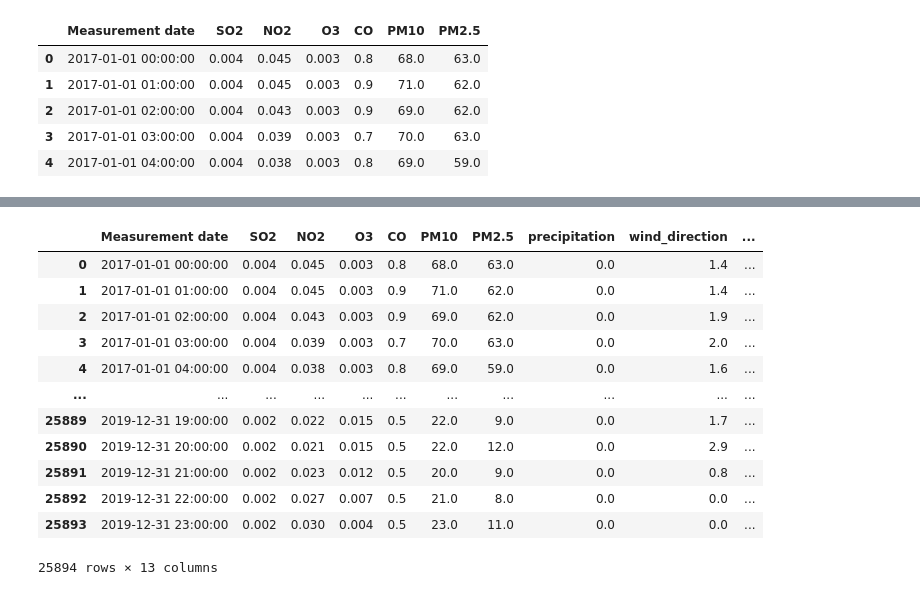
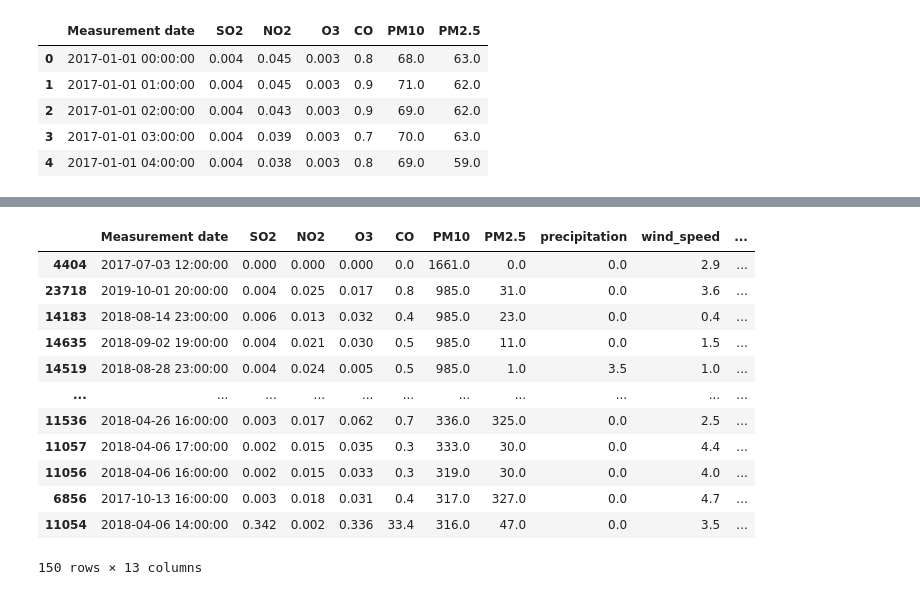
Before and after one commit to Junhyung-Choi/LSTM_Seoul_Pollution, a Jupyter notebook: Train.ipynb, the cells around one changed output, grey strips where cells are left out. Cells and saved outputs as stored; diff of their text form; code cells hidden in the pictures.

```diff
--- a/Train.ipynb
+++ b/Train.ipynb
@@ -59,20 +52,21 @@ memory usage: 1.4 MB
 # %%
 df = pd.merge(df,weather_df, how='left', on = 'Measurement date')
 df['precipitation'] = df['precipitation'].fillna(0)
 df = df.fillna(method = "bfill")
-df
+df['PM10'] = df['PM10'].replace(-1,0)
+df.sort_values(by=['PM10'],ascending=False).head(150)
 # %% [output]
-|  | Measurement date | SO2 | NO2 | O3 | CO | PM10 | PM2.5 | precipitation | wind_direction | ... |
-| 0 | 2017-01-01 00:00:00 | 0.004 | 0.045 | 0.003 | 0.8 | 68.0 | 63.0 | 0.0 | 1.4 | ... |
-| 1 | 2017-01-01 01:00:00 | 0.004 | 0.045 | 0.003 | 0.9 | 71.0 | 62.0 | 0.0 | 1.4 | ... |
-| 2 | 2017-01-01 02:00:00 | 0.004 | 0.043 | 0.003 | 0.9 | 69.0 | 62.0 | 0.0 | 1.9 | ... |
-| 3 | 2017-01-01 03:00:00 | 0.004 | 0.039 | 0.003 | 0.7 | 70.0 | 63.0 | 0.0 | 2.0 | ... |
-| 4 | 2017-01-01 04:00:00 | 0.004 | 0.038 | 0.003 | 0.8 | 69.0 | 59.0 | 0.0 | 1.6 | ... |
+|  | Measurement date | SO2 | NO2 | O3 | CO | PM10 | PM2.5 | precipitation | wind_speed | ... |
+| 4404 | 2017-07-03 12:00:00 | 0.000 | 0.000 | 0.000 | 0.0 | 1661.0 | 0.0 | 0.0 | 2.9 | ... |
+| 23718 | 2019-10-01 20:00:00 | 0.004 | 0.025 | 0.017 | 0.8 | 985.0 | 31.0 | 0.0 | 3.6 | ... |
+| 14183 | 2018-08-14 23:00:00 | 0.006 | 0.013 | 0.032 | 0.4 | 985.0 | 23.0 | 0.0 | 0.4 | ... |
+| 14635 | 2018-09-02 19:00:00 | 0.004 | 0.021 | 0.030 | 0.5 | 985.0 | 11.0 | 0.0 | 1.5 | ... |
+| 14519 | 2018-08-28 23:00:00 | 0.004 | 0.024 | 0.005 | 0.5 | 985.0 | 1.0 | 3.5 | 1.0 | ... |
 | ... | ... | ... | ... | ... | ... | ... | ... | ... | ... | ... |
-| 25889 | 2019-12-31 19:00:00 | 0.002 | 0.022 | 0.015 | 0.5 | 22.0 | 9.0 | 0.0 | 1.7 | ... |
-| 25890 | 2019-12-31 20:00:00 | 0.002 | 0.021 | 0.015 | 0.5 | 22.0 | 12.0 | 0.0 | 2.9 | ... |
-| 25891 | 2019-12-31 21:00:00 | 0.002 | 0.023 | 0.012 | 0.5 | 20.0 | 9.0 | 0.0 | 0.8 | ... |
-| 25892 | 2019-12-31 22:00:00 | 0.002 | 0.027 | 0.007 | 0.5 | 21.0 | 8.0 | 0.0 | 0.0 | ... |
-| 25893 | 2019-12-31 23:00:00 | 0.002 | 0.030 | 0.004 | 0.5 | 23.0 | 11.0 | 0.0 | 0.0 | ... |
+| 11536 | 2018-04-26 16:00:00 | 0.003 | 0.017 | 0.062 | 0.7 | 336.0 | 325.0 | 0.0 | 2.5 | ... |
+| 11057 | 2018-04-06 17:00:00 | 0.002 | 0.015 | 0.035 | 0.3 | 333.0 | 30.0 | 0.0 | 4.4 | ... |
+| 11056 | 2018-04-06 16:00:00 | 0.002 | 0.015 | 0.033 | 0.3 | 319.0 | 30.0 | 0.0 | 4.0 | ... |
+| 6856 | 2017-10-13 16:00:00 | 0.003 | 0.018 | 0.031 | 0.4 | 317.0 | 327.0 | 0.0 | 4.7 | ... |
+| 11054 | 2018-04-06 14:00:00 | 0.342 | 0.002 | 0.336 | 33.4 | 316.0 | 47.0 | 0.0 | 3.5 | ... |
-25894 rows × 13 columns
+150 rows × 13 columns
 # %%
```
Also changed, not shown: parts of 6 cells of this notebook, 1 other file.
